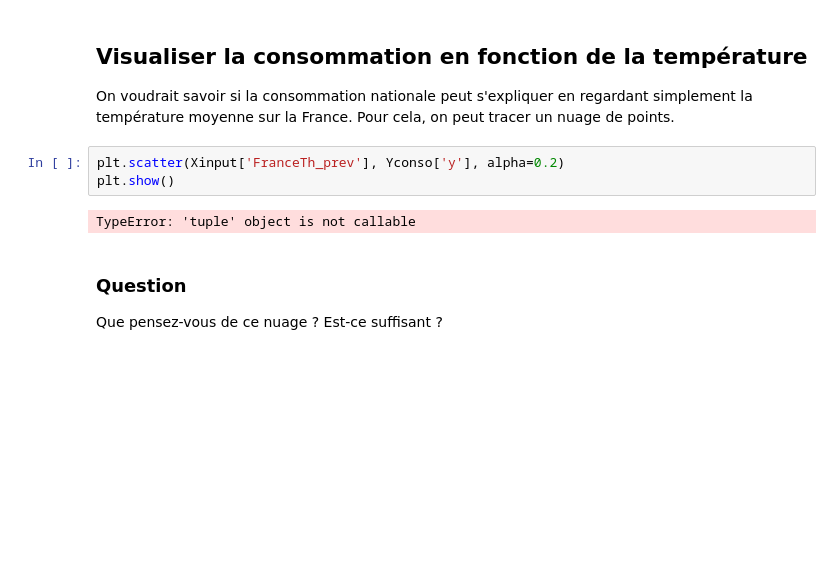
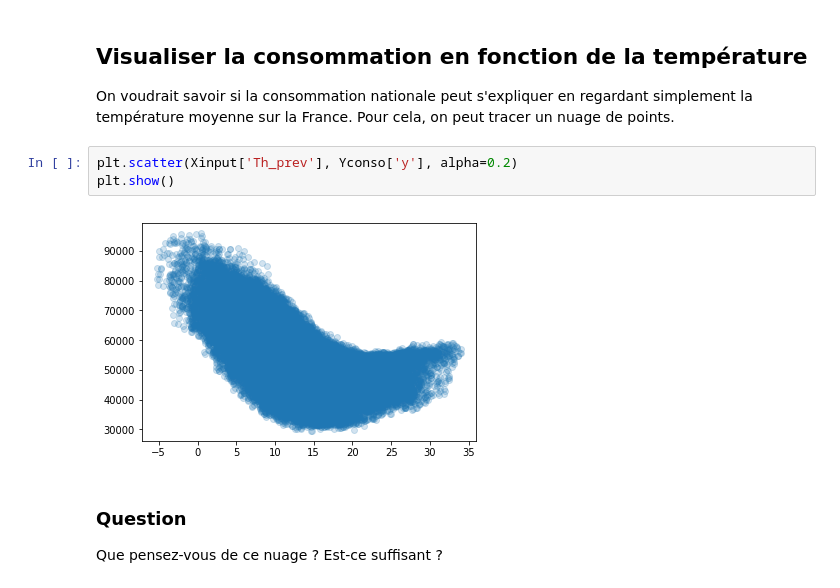
Before and after one commit to marota/TP_Formation_Conso_MachineLearning, a Jupyter notebook: TP1_Machine_learning.ipynb, the cells around one changed output. Cells and saved outputs as stored; diff of their text form; blank space fills up the shorter version.

```diff
--- a/TP1_Machine_learning.ipynb
+++ b/TP1_Machine_learning.ipynb
@@ -368,10 +372,10 @@ Que pensez-vous de ces corrélations ?
 ## Visualiser la consommation en fonction de la température
 On voudrait savoir si la consommation nationale peut s'expliquer en regardant simplement la température moyenne sur la France. Pour cela, on peut tracer un nuage de points.
 # %%
-plt.scatter(Xinput['FranceTh_prev'], Yconso['y'], alpha=0.2)
+plt.scatter(Xinput['Th_prev'], Yconso['y'], alpha=0.2)
 plt.show()
 # %% [output]
-TypeError: 'tuple' object is not callable
+[figure, added]
 # %% [markdown]
 ### Question
 Que pensez-vous de ce nuage ? Est-ce suffisant ?
```
Also changed, not shown: parts of 36 cells of this notebook, 1 other file.
